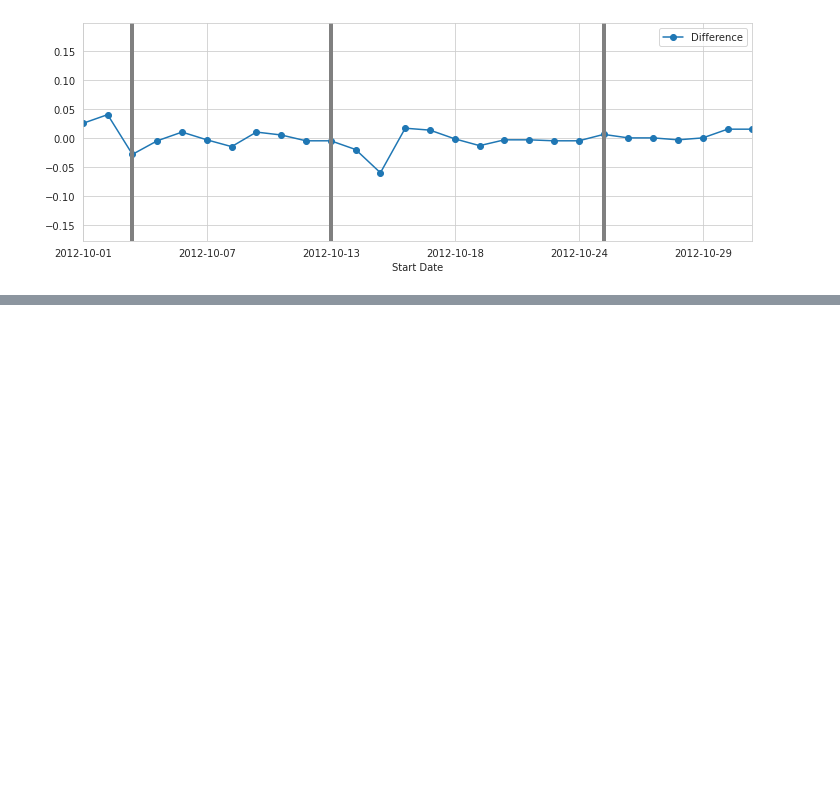
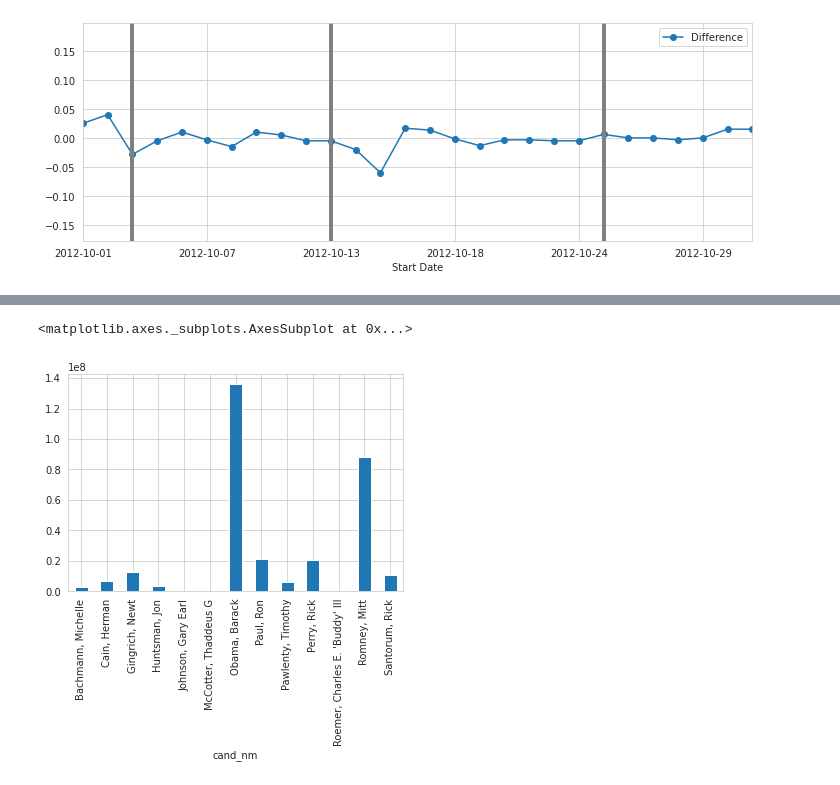
Before and after one commit to Tahan402/DailyPractice, a Jupyter notebook: Election_Data_Project.ipynb, the cells around one changed output, grey strips where cells are left out. Saved outputs shown, nothing was run; the diff lists cells and outputs as text; code cells hidden in the pictures; blank space fills up the shorter version.

```diff
--- a/Election_Data_Project.ipynb
+++ b/Election_Data_Project.ipynb
@@ -226,0 +382,19 @@ plt.axvline(x = 325+21,linewidth = 4 , color = 'grey')
+# %%
+# Dictionary of party affiliation
+party_map = {'Bachmann, Michelle': 'Republican',
+           'Cain, Herman': 'Republican',
+           'Gingrich, Newt': 'Republican',
+           'Huntsman, Jon': 'Republican',
+           'Johnson, Gary Earl': 'Republican',
+           'McCotter, Thaddeus G': 'Republican',
+           'Obama, Barack': 'Democrat',
+           'Paul, Ron': 'Republican',
+           'Pawlenty, Timothy': 'Republican',
+           'Perry, Rick': 'Republican',
+           "Roemer, Charles E. 'Buddy' III": 'Republican',
+           'Romney, Mitt': 'Republican',
+           'Santorum, Rick': 'Republican'}
+
+donor_df['Party'] = donor_df.cand_nm.map(party_map)
+# %%
+donor_df = donor_df[donor_df.contb_receipt_amt >0]
@@ -226,0 +446,9 @@ plt.axvline(x = 325+21,linewidth = 4 , color = 'grey')
+# %%
+cand_amount = donor_df.groupby('cand_nm')['contb_receipt_amt'].sum()
+
+i=0
+
+for don in cand_amount:
+  print('the candidate %s raise %.0f dollars' %(cand_amount.index[i],don))
+  print('\n')
+  i+=1
@@ -226,0 +473,5 @@ plt.axvline(x = 325+21,linewidth = 4 , color = 'grey')
+# %%
+cand_amount.plot(kind= 'bar')
+# %% [output]
+<matplotlib.axes._subplots.AxesSubplot at 0x...>
+[figure, added]
```
Also changed, not shown: parts of 31 cells of this notebook.
